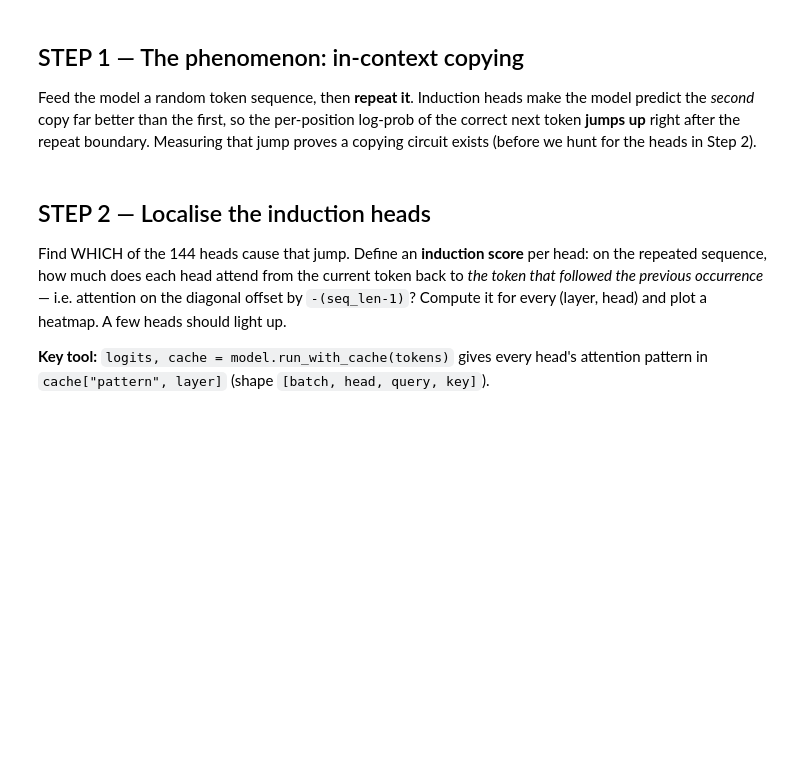
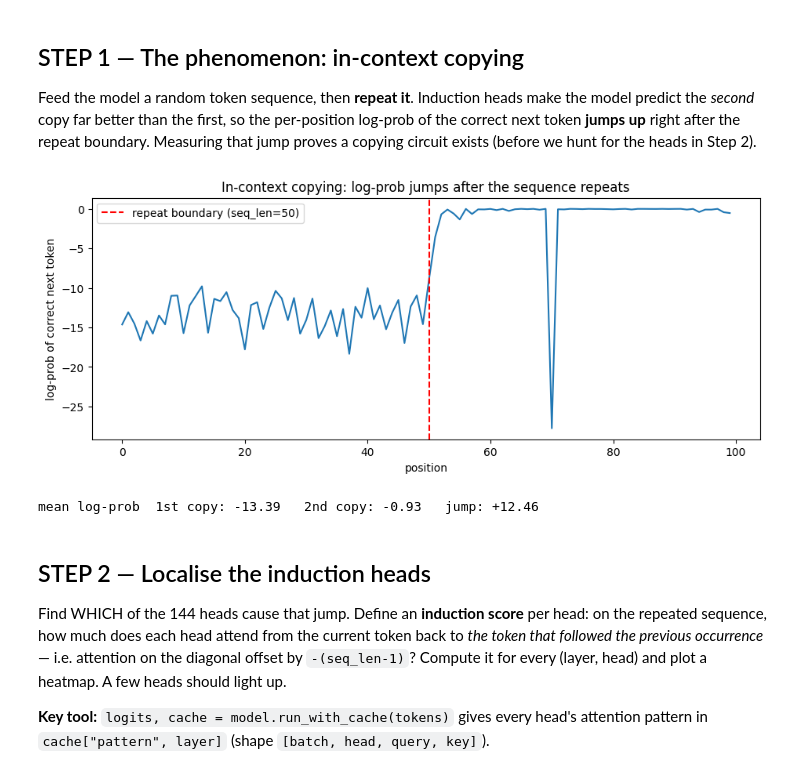
Before and after one commit to demoiverrakada/mech-interp-induction-heads, a Jupyter notebook: induction_heads_kaggle.ipynb, the cells around one changed output. Drawn from its saved outputs; the diff is of its cells as text; code cells hidden in the pictures; blank space fills up the shorter version.

```diff
--- a/induction_heads_kaggle.ipynb
+++ b/induction_heads_kaggle.ipynb
@@ -38,3 +31,35 @@ raise NotImplementedError("Implement STEP 1")
+# %%
+# STEP 1 — the phenomenon: in-context copying
+torch.set_grad_enabled(False)   # inference only; saves memory on the T4
+
+seq_len = 50
+torch.manual_seed(0)
+
+# 1) BOS, then the SAME random sequence twice -> shape [1, 1 + 2*seq_len]
+rand   = torch.randint(0, model.cfg.d_vocab, (1, seq_len), device=device)
+bos    = torch.tensor([[model.tokenizer.bos_token_id]], device=device)
+tokens = torch.cat([bos, rand, rand], dim=1)
+
+# 2) log-prob of the ACTUAL next token at every position
+logits    = model(tokens)                                    # [1, pos, d_vocab]
+log_probs = logits.log_softmax(-1)
+# prediction at position i is for token i+1 -> gather targets = tokens[:, 1:]
+correct_lp = log_probs[0, :-1].gather(-1, tokens[0, 1:, None]).squeeze(-1)
+
+# 3) plot per-position log-prob, mark the repeat boundary
+plt.figure(figsize=(11, 4))
+plt.plot(correct_lp.cpu())
+plt.axvline(seq_len, color="red", ls="--", label=f"repeat boundary (seq_len={seq_len})")
+plt.xlabel("position"); plt.ylabel("log-prob of correct next token")
+plt.title("In-context copying: log-prob jumps after the sequence repeats")
+plt.legend(); plt.show()
+
+first_half  = correct_lp[:seq_len].mean().item()
+second_half = correct_lp[seq_len:].mean().item()
+print(f"mean log-prob  1st copy: {first_half:.2f}   2nd copy: {second_half:.2f}   jump: {second_half - first_half:+.2f}")
+# %% [output]
+[figure, added]
+mean log-prob  1st copy: -13.39   2nd copy: -0.93   jump: +12.46
 # %% [markdown]
 ## STEP 2 — Localise the induction heads
 
```
Also changed, not shown: parts of 10 cells of this notebook, 1 other file.
